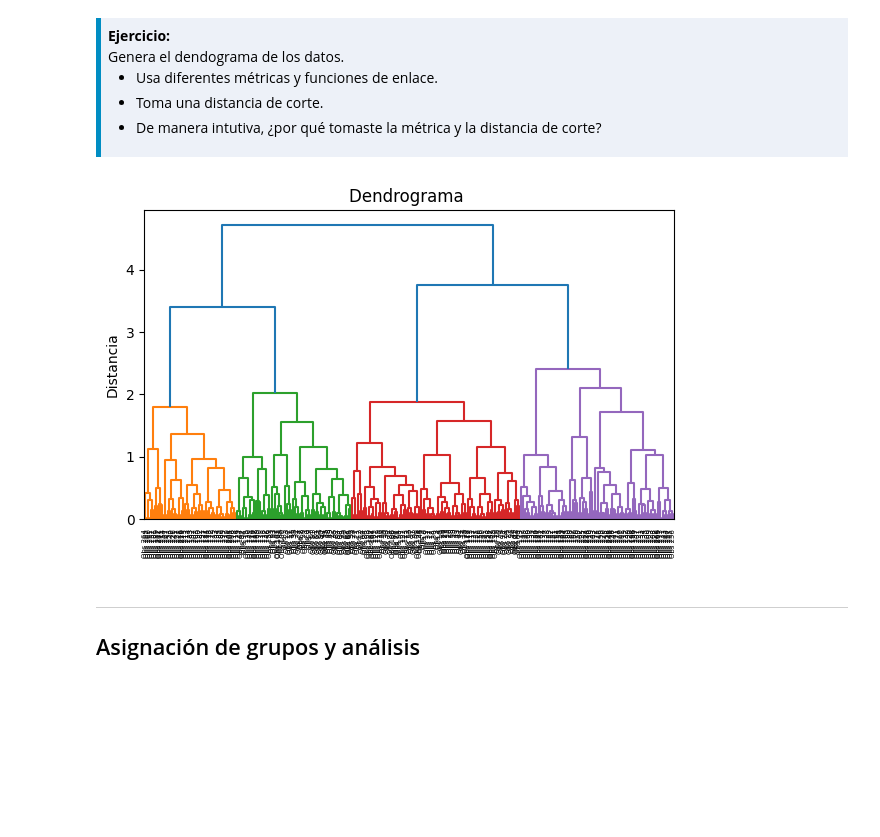
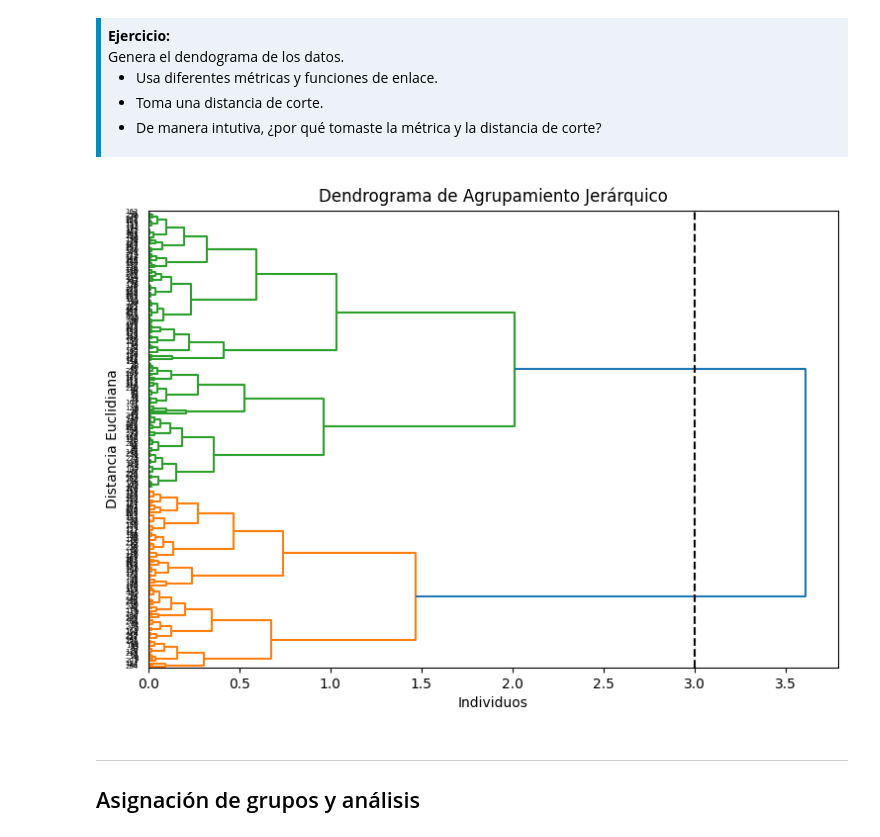
Before and after one commit to jennygn/Ejercicios, a Jupyter notebook: 02_Agrupamiento_Jerarquico.ipynb, the cells around one changed output. Saved outputs shown, nothing was run; the diff lists cells and outputs as text; code cells hidden in the pictures; blank space fills up the shorter version.

```diff
--- a/02_Agrupamiento_Jerarquico.ipynb
+++ b/02_Agrupamiento_Jerarquico.ipynb
@@ -80,9 +80,10 @@ display(datos.head())
 | 3 | 0.988410 | 23.138509 |
 | 4 | 1.042310 | 23.670459 |
 # %%
-datos.describe()
+
+# Escalar los datos
 scaler = StandardScaler()
-datos_std = scaler.fit_transform(datos)
+X = scaler.fit_transform(datos.iloc[:, 1:])
 # %% [markdown]
 ---
 ## <font color='008dc3'> Dendograma </font>
@@ -96,19 +97,26 @@ datos_std = scaler.fit_transform(datos)
   <li>De manera intutiva, ¿por qué tomaste la métrica y la distancia de corte?</li>
 </ul>
 </div>
-# %%
-linkage_matrix = linkage(datos_std, method='complete', metric='euclidean')
-
-labels = [f"Obs {i}" for i in range(datos_std.shape[0])]
-
-# Graficar
-plt.figure(figsize=(6, 4))
-dendrogram(linkage_matrix, labels=labels, leaf_rotation=90)
-plt.title('Dendrograma ')
-plt.ylabel('Distancia')
-plt.tight_layout()
-# %% [output]
-[figure, removed]
+# %%
+Z = linkage(X, method='complete', metric='euclidean')
+
+# Realizamos el clustering jerárquico
+
+
+# Definir la distancia de corte
+distancia_corte = 3
+
+# Calcular el dendrograma
+plt.figure(figsize=(9, 6))
+dendrogram(Z,
+    orientation='right', )
+plt.axvline(x=distancia_corte, c='k', ls='--')
+plt.title("Dendrograma de Agrupamiento Jerárquico")
+plt.xlabel("Individuos")
+plt.ylabel("Distancia Euclidiana")
+plt.show()
+# %% [output]
+[figure, added]
 # %% [markdown]
 ---
 ## <font color='008dc3'> Asignación de grupos y análisis </font>
```
Also changed, not shown: parts of 2 cells of this notebook.
